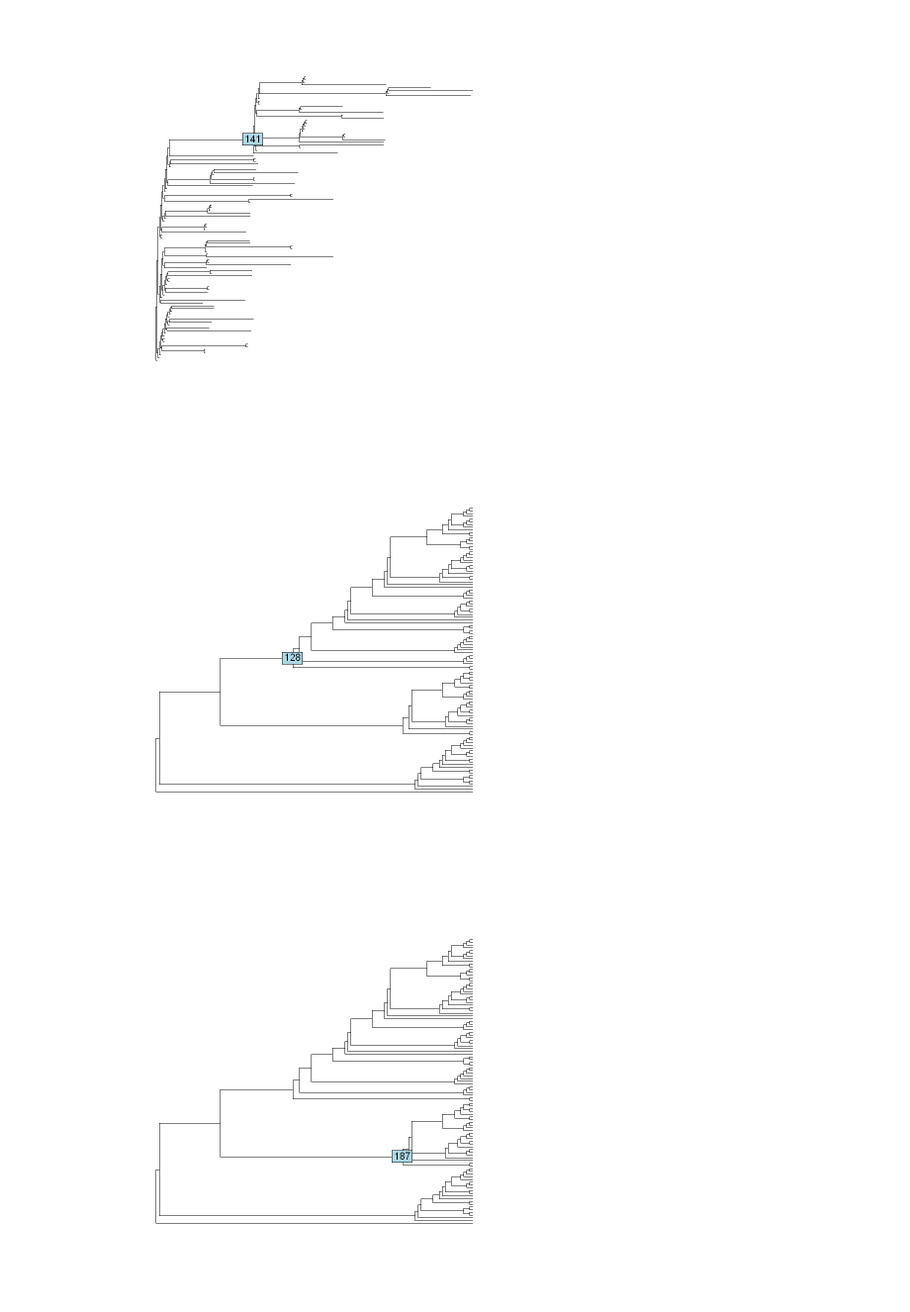
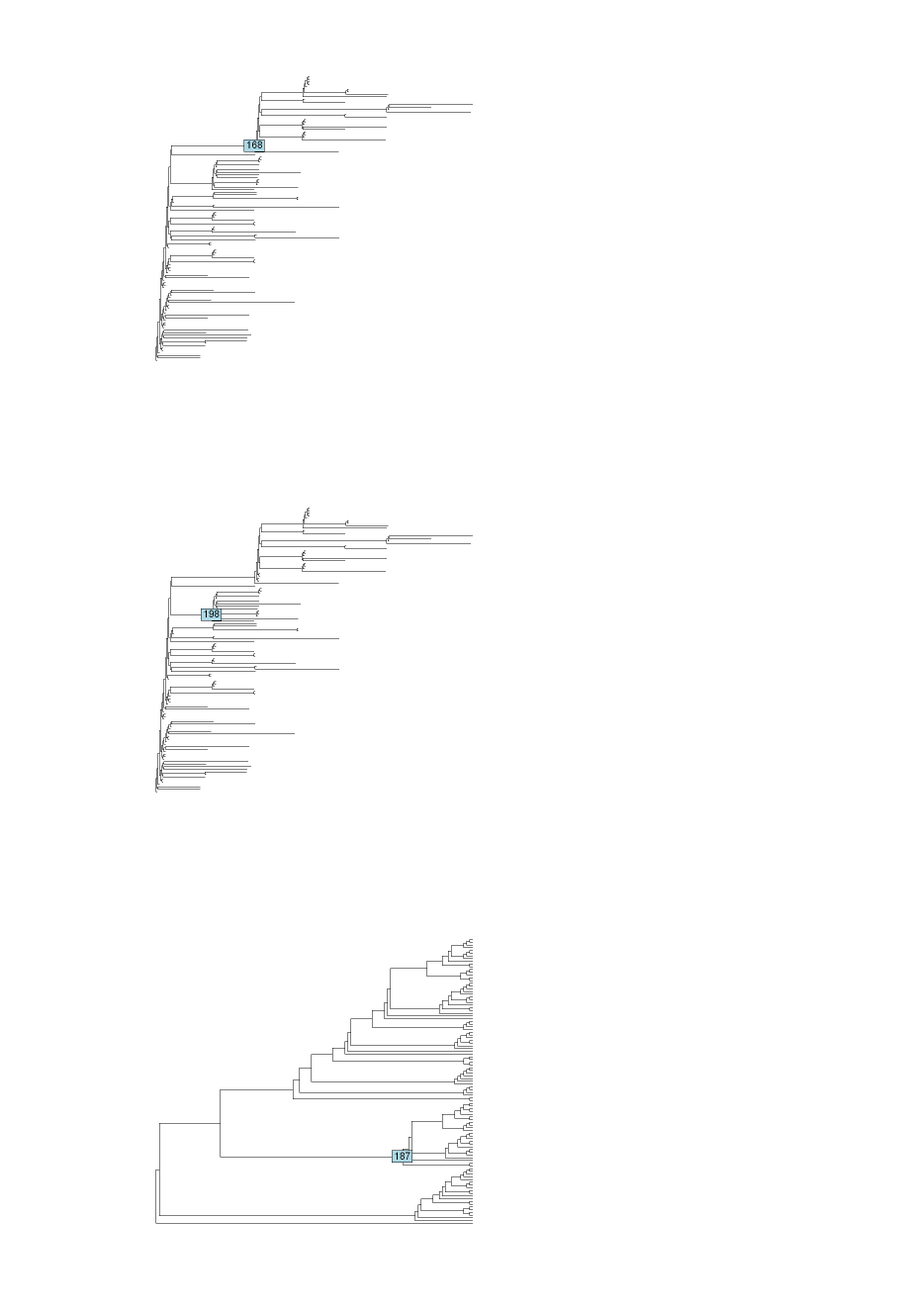
Before and after one commit to Takkoona/SARS-CoV-2, a Jupyter notebook: 3_genotyping.ipynb, the cells around one changed output. Shown at 99% size. Drawn from its saved outputs; the diff is of its cells as text; code cells hidden in the pictures.

Commit message:
Figures first draft; Start comparing pangolin and bat

```diff
--- a/3_genotyping.ipynb
+++ b/3_genotyping.ipynb
@@ -13,8 +20,8 @@ tree <- read.tree(file.path(genomeTreeDir, "RAxML_bestTree.GTRGAMMA"))
 # %%
 plot(ladderize(tree, FALSE), show.tip.label = FALSE)
-nodelabels(node=141)
+nodelabels(node=168)
 # %% [output]
-[figure, old version]
+[figure, new version]
 # %%
 genotypes <- list()
 
@@ -22,6 +29,6 @@ genotypes[["gp1"]] <- extract.clade(tree, 141)$tip.label
 # %%
-plot(ladderize(tree, FALSE), use.edge.length = FALSE, show.tip.label = FALSE)
-nodelabels(node=128)
+plot(ladderize(tree, FALSE), use.edge.length = TRUE, show.tip.label = FALSE)
+nodelabels(node=198)
 # %% [output]
-[figure, old version]
+[figure, new version]
 # %%
```
Also changed, not shown: parts of 11 cells of this notebook, 56 other files.
